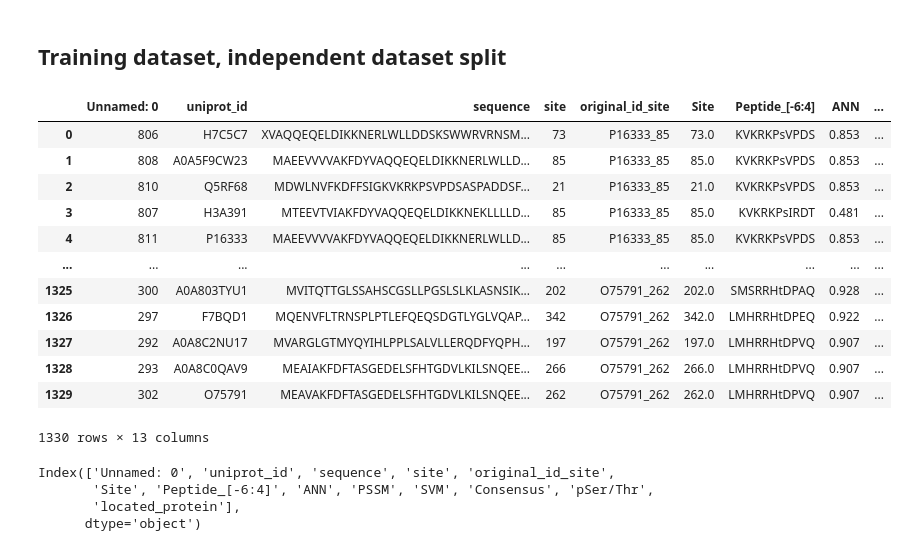
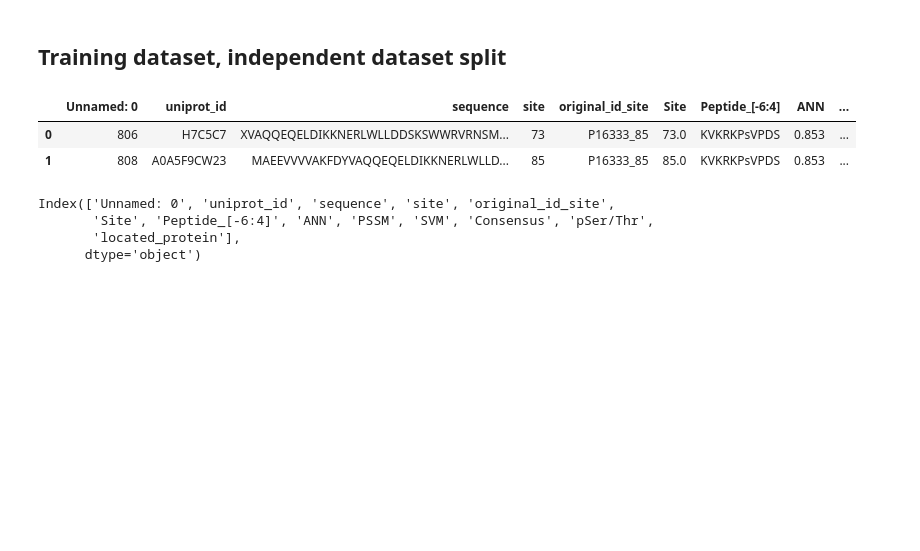
Before and after one commit to liuliu-umich/CAMP-14-3-3, a Jupyter notebook: 4.2 Modeling.ipynb, the cells around one changed output. Cells and saved outputs as stored; diff of their text form; code cells hidden in the pictures; blank space fills up the shorter version.

```diff
--- a/4.2 Modeling.ipynb
+++ b/4.2 Modeling.ipynb
@@ -9,21 +5,11 @@ import pandas as pd
 # %%
 # positive dataset
 positive_dataset = pd.read_csv("positive_training_dataset.csv")
-positive_dataset
+positive_dataset.head(2)
 # %% [output]
 |  | Unnamed: 0 | uniprot_id | sequence | site | original_id_site | Site | Peptide_[-6:4] | ANN | ... |
 | 0 | 806 | H7C5C7 | XVAQQEQELDIKKNERLWLLDDSKSWWRVRNSM... | 73 | P16333_85 | 73.0 | KVKRKPsVPDS | 0.853 | ... |
 | 1 | 808 | A0A5F9CW23 | MAEEVVVVAKFDYVAQQEQELDIKKNERLWLLD... | 85 | P16333_85 | 85.0 | KVKRKPsVPDS | 0.853 | ... |
-| 2 | 810 | Q5RF68 | MDWLNVFKDFFSIGKVKRKPSVPDSASPADDSF... | 21 | P16333_85 | 21.0 | KVKRKPsVPDS | 0.853 | ... |
-| 3 | 807 | H3A391 | MTEEVTVIAKFDYVAQQEQELDIKKNEKLLLLD... | 85 | P16333_85 | 85.0 | KVKRKPsIRDT | 0.481 | ... |
-| 4 | 811 | P16333 | MAEEVVVVAKFDYVAQQEQELDIKKNERLWLLD... | 85 | P16333_85 | 85.0 | KVKRKPsVPDS | 0.853 | ... |
-| ... | ... | ... | ... | ... | ... | ... | ... | ... | ... |
-| 1325 | 300 | A0A803TYU1 | MVITQTTGLSSAHSCGSLLPGSLSLKLASNSIK... | 202 | O75791_262 | 202.0 | SMSRRHtDPAQ | 0.928 | ... |
-| 1326 | 297 | F7BQD1 | MQENVFLTRNSPLPTLEFQEQSDGTLYGLVQAP... | 342 | O75791_262 | 342.0 | LMHRRHtDPEQ | 0.922 | ... |
-| 1327 | 292 | A0A8C2NU17 | MVARGLGTMYQYIHLPPLSALVLLERQDFYQPH... | 197 | O75791_262 | 197.0 | LMHRRHtDPVQ | 0.907 | ... |
-| 1328 | 293 | A0A8C0QAV9 | MEAIAKFDFTASGEDELSFHTGDVLKILSNQEE... | 266 | O75791_262 | 266.0 | LMHRRHtDPVQ | 0.907 | ... |
-| 1329 | 302 | O75791 | MEAVAKFDFTASGEDELSFHTGDVLKILSNQEE... | 262 | O75791_262 | 262.0 | LMHRRHtDPVQ | 0.907 | ... |
-1330 rows × 13 columns
 # %%
 positive_dataset.columns
 # %% [output]
```
Also changed, not shown: parts of 36 cells of this notebook, 3 other files.
